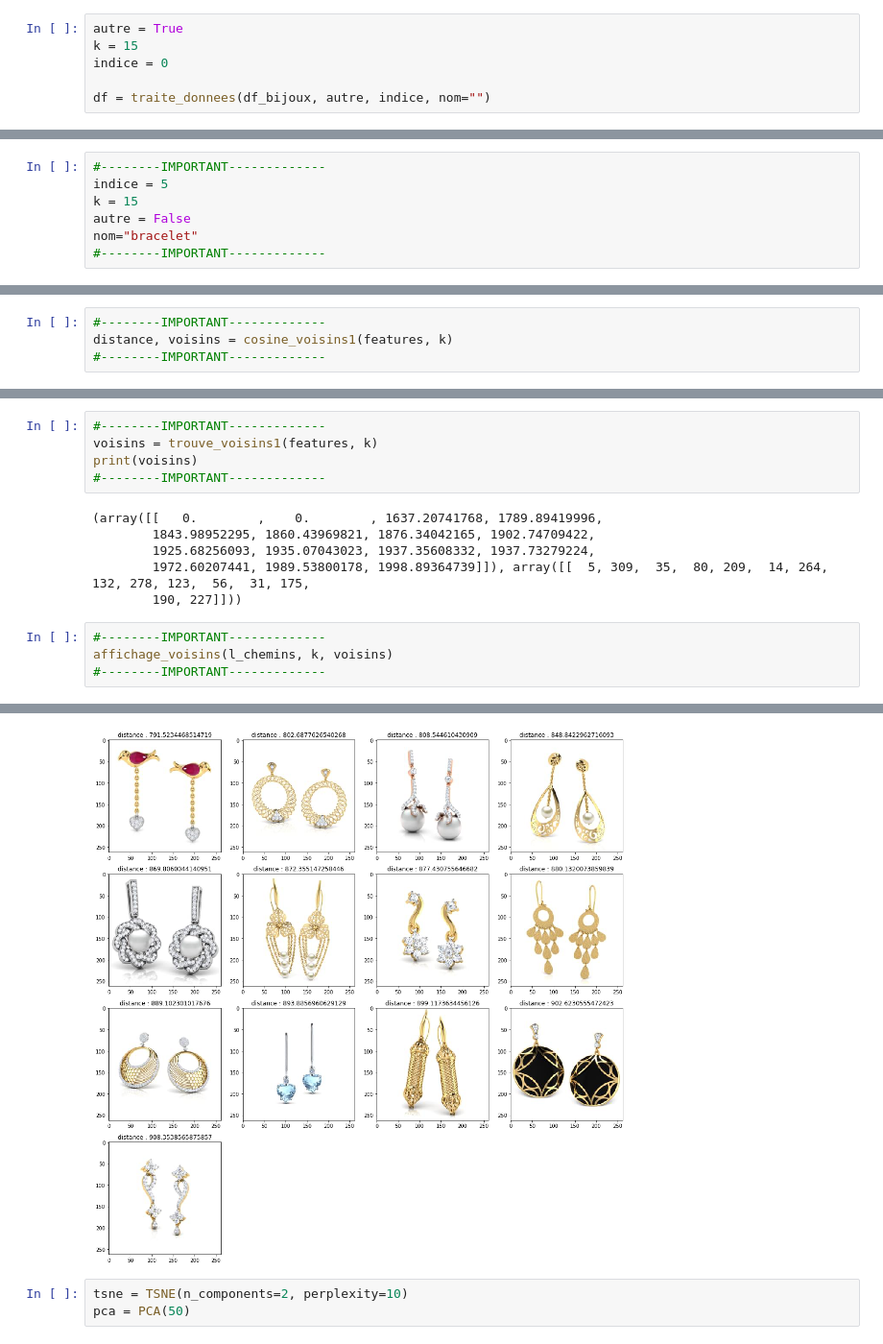
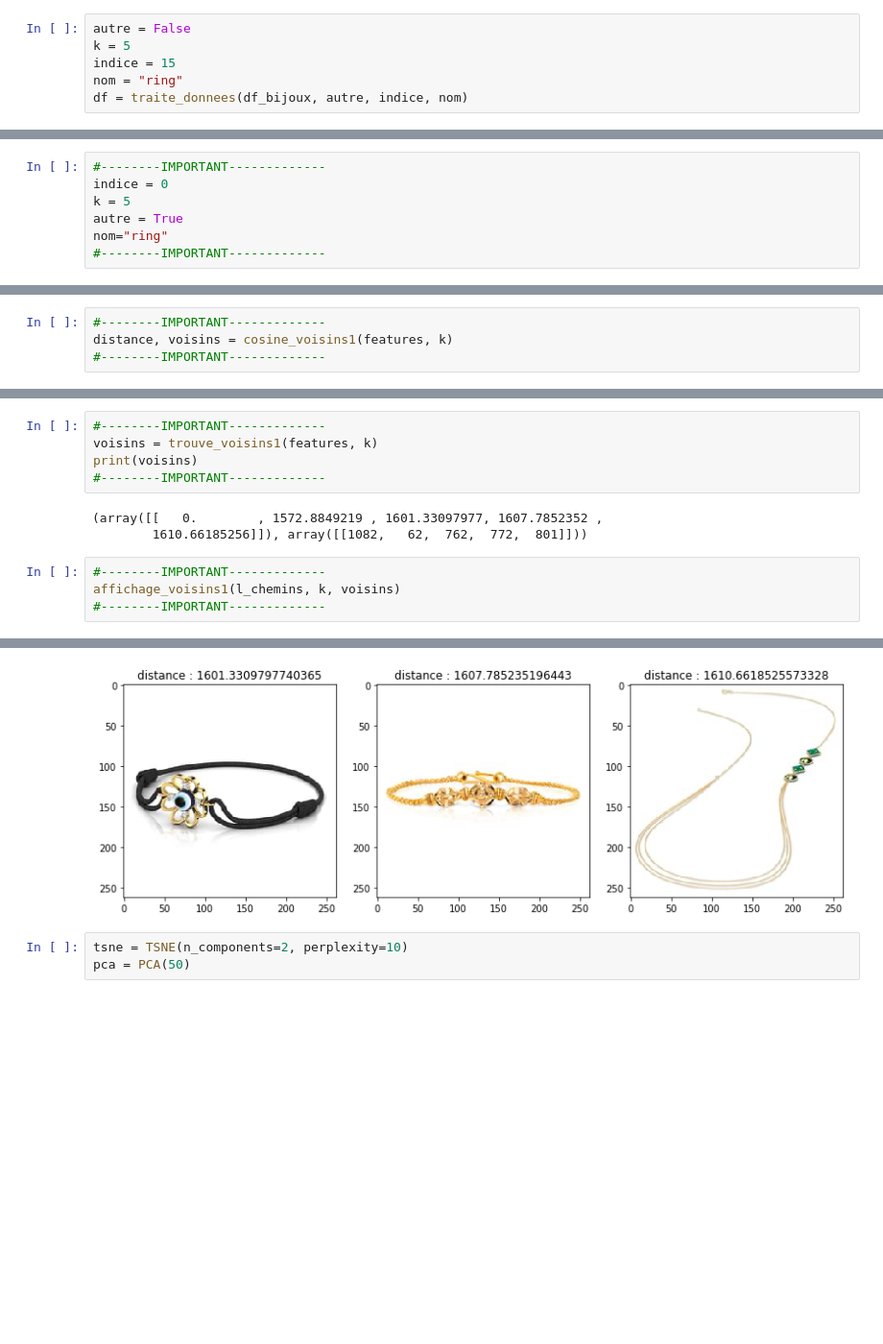
Before and after one commit to m-emmeline/Projet_RecomStyle, a Jupyter notebook: recom_style.ipynb, the cells around one changed output, grey strips where cells are left out. Shown at 96% size. Drawn from its saved outputs; the diff is of its cells as text; blank space fills up the shorter version.

Commit message:
Amélioration du traitement des dataframes

```diff
--- a/recom_style.ipynb
+++ b/recom_style.ipynb
@@ -181,8 +201,8 @@ def trouve_voisins(df, autre, k, indice, distance = "euclidean", nom=""):
     data_knn.fit(f, cible)
     return data_knn.kneighbors(f[indice].reshape(1,-1))
 # %%
-autre = True
-k = 15
-indice = 0
-
-df = traite_donnees(df_bijoux, autre, indice, nom="")
+autre = False
+k = 5
+indice = 15
+nom = "ring"
+df = traite_donnees(df_bijoux, autre, indice, nom)
@@ -334,10 +476,10 @@ def recuperation_features(indice, autre, nom=""):
     return data[::-1], features
 # %%
 #--------IMPORTANT-------------
-indice = 5
-k = 15
-autre = False
-nom="bracelet"
+indice = 0
+k = 5
+autre = True
+nom="ring"
 #--------IMPORTANT-------------
 # %%
 plt.imshow(plt.imread(l_bracelet[indice]))
@@ -369,13 +511,10 @@ voisins = trouve_voisins1(features, k)
 print(voisins)
 #--------IMPORTANT-------------
 # %% [output]
-(array([[   0.        ,    0.        , 1637.20741768, 1789.89419996,
-        1843.98952295, 1860.43969821, 1876.34042165, 1902.74709422,
-        1925.68256093, 1935.07043023, 1937.35608332, 1937.73279224,
-        1972.60207441, 1989.53800178, 1998.89364739]]), array([[  5, 309,  35,  80, 209,  14, 264, 132, 278, 123,  56,  31, 175,
-        190, 227]]))
+(array([[   0.        , 1572.8849219 , 1601.33097977, 1607.7852352 ,
+        1610.66185256]]), array([[1082,   62,  762,  772,  801]]))
 # %%
 #--------IMPORTANT-------------
-affichage_voisins(l_chemins, k, voisins)
+affichage_voisins1(l_chemins, k, voisins)
 #--------IMPORTANT-------------
 # %% [output]
@@ -383,4 +522,4 @@ affichage_voisins(l_chemins, k, voisins)
-[figure, old version]
+[figure, new version]
 # %%
 tsne = TSNE(n_components=2, perplexity=10)
 pca = PCA(50)
```
Also changed, not shown: parts of 24 cells of this notebook.
